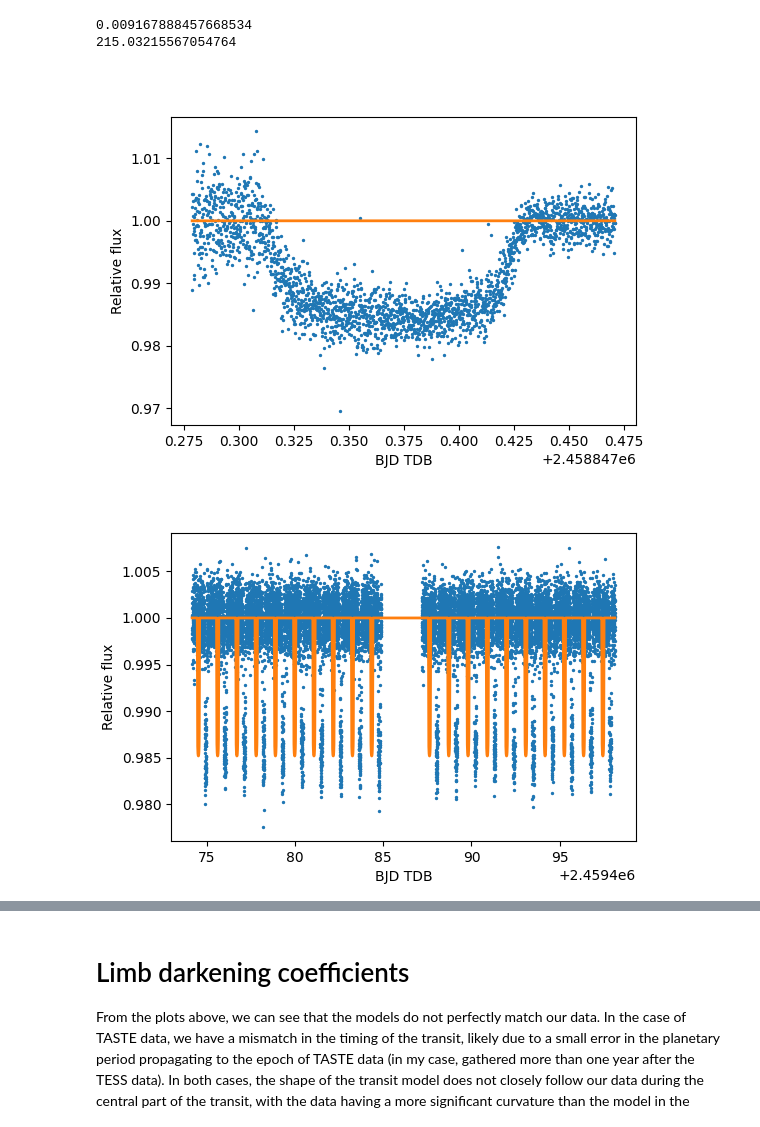
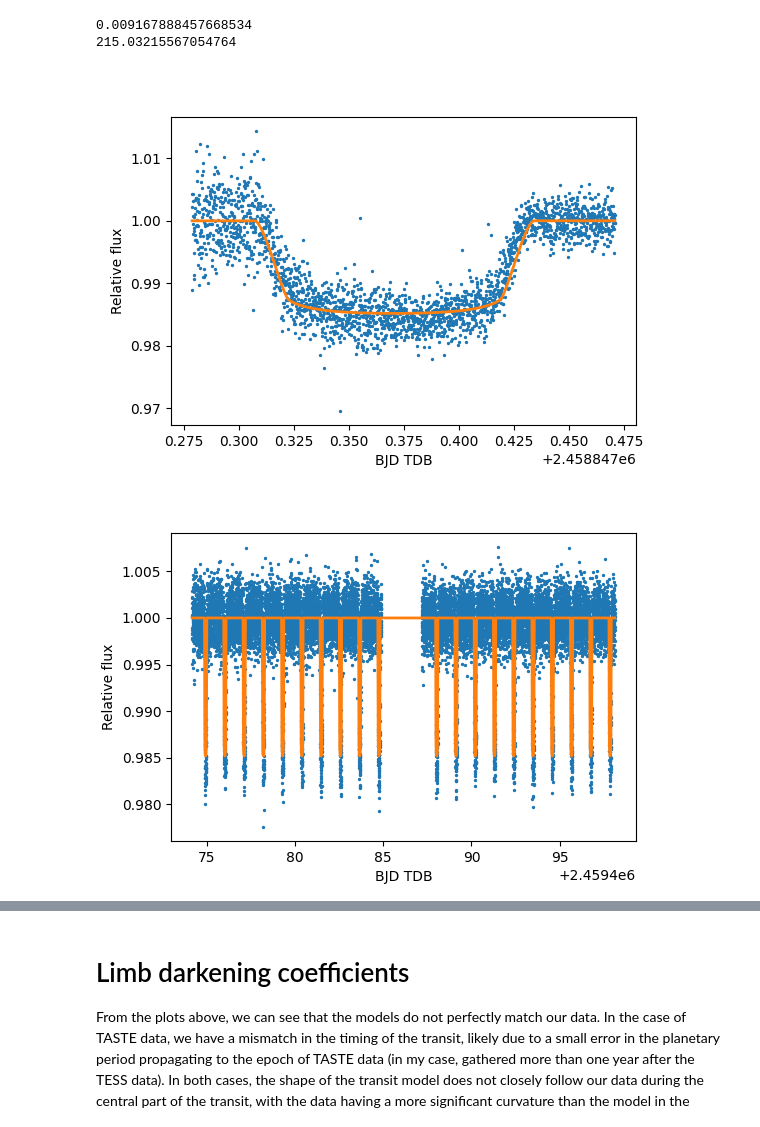
Before and after one commit to marcoboscato/exoplanet_lab2023, a Jupyter notebook: WASP-12 LAB/DATA ANALYSIS/1_transit_model.ipynb, the cells around one changed output, grey strips where cells are left out. Drawn from its saved outputs; the diff is of its cells as text; code cells hidden in the pictures.

```diff
--- a/WASP-12 LAB/DATA ANALYSIS/1_transit_model.ipynb
+++ b/WASP-12 LAB/DATA ANALYSIS/1_transit_model.ipynb
@@ -105,7 +105,7 @@ print(AU_Sr)
 # %%
 
 params = batman.TransitParams()
-params.t0 = 2459688.443452                      #time of inferior conjunction
+params.t0 = 2459550.243082                      #time of inferior conjunction
 params.per = 1.0914167                      #orbital period (days)
 params.rp = 0.117                      #planet radius (in units of stellar radii)
 params.a = 3.                       #semi-major axis (in units of stellar radii)
@@ -122,32 +122,32 @@ plt.scatter(taste_bjd_tdb, differential_ap08_ref01_normalized, s=2)
 
 plt.plot(taste_bjd_tdb, taste_flux, lw=2, c='C1')
 plt.xlabel("BJD TDB")
 plt.ylabel("Relative flux")
 plt.show()
 
 
 m_tess = batman.TransitModel(params, tess_bjd_tdb)    #initializes model
 tess_flux =m_tess.light_curve(params)          #calculates light curv
 plt.figure(figsize=(6,4))
 plt.scatter(tess_bjd_tdb, sap_masked_huberspline, s=2)
 plt.plot(tess_bjd_tdb, tess_flux, lw=2, c='C1')
 plt.xlabel("BJD TDB")
 plt.ylabel("Relative flux")
 plt.show()
 
 folded_tess_time = (tess_bjd_tdb - params.t0 - params.per/2. ) % params.per - params.per/2.
 folded_range = np.arange(- params.per/2.,  params.per/2., 0.001)
 
 params.t0 = 0.                     #time of inferior conjunction
 m_folded_tess = batman.TransitModel(params, folded_range)    #initializes model
 tess_folded_flux =m_folded_tess.light_curve(params)          #calculates light curv
 plt.figure(figsize=(6,4))
 plt.scatter(folded_tess_time, sap_masked_huberspline, s=2)
 plt.plot(folded_range, tess_folded_flux, lw=2, c='C1')
 plt.xlim(-0.2, 0.2)
 plt.xlabel("Time from mid transit [d]")
 plt.ylabel("Relative flux")
 plt.show()
 # %% [output]
-[figure, old version]
+[figure, new version]
-[figure, old version]
+[figure, new version]
```
Also changed, not shown: parts of 4 cells of this notebook.
